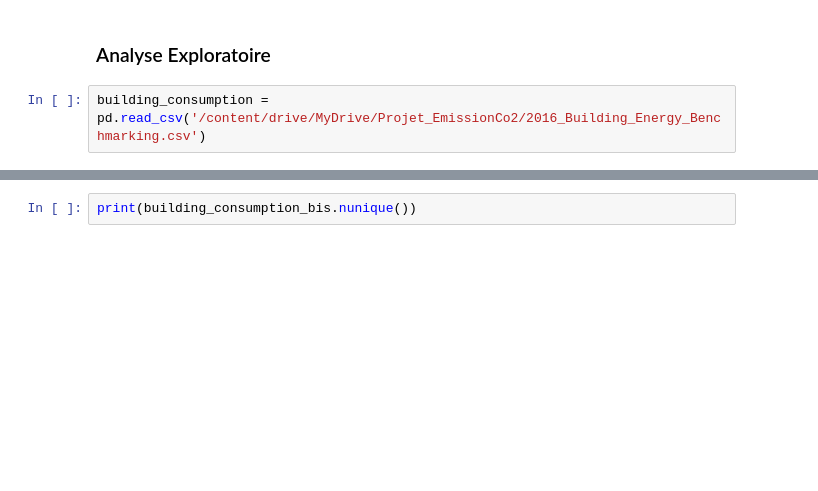
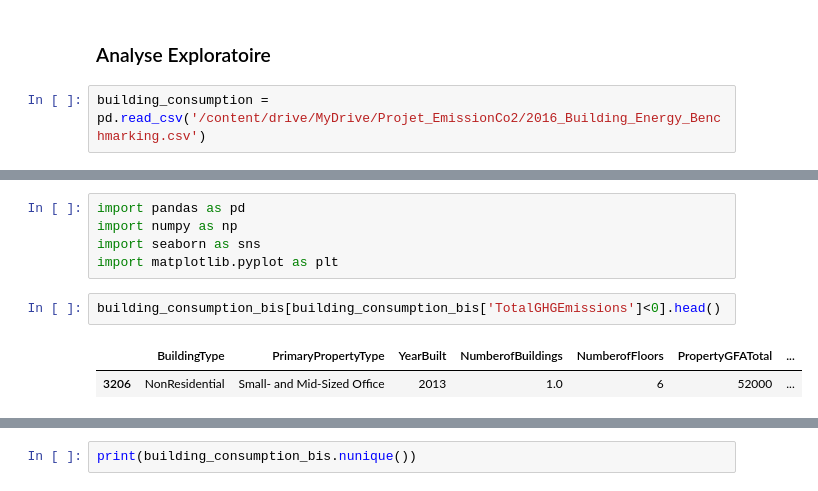
Before and after one commit to Smalzzo/Projet_EmissionCo2, a Jupyter notebook: P3_template_modelistation_supervisee_data_scientist.ipynb, the cells around one changed output, grey strips where cells are left out. Cells and saved outputs as stored; diff of their text form; blank space fills up the shorter version.

```diff
--- a/P3_template_modelistation_supervisee_data_scientist.ipynb
+++ b/P3_template_modelistation_supervisee_data_scientist.ipynb
@@ -70,0 +74,10 @@ memory usage: 662.8+ KB
+# %%
+import pandas as pd
+import numpy as np
+import seaborn as sns
+import matplotlib.pyplot as plt
+# %%
+building_consumption_bis[building_consumption_bis['TotalGHGEmissions']<0].head()
+# %% [output]
+|  | BuildingType | PrimaryPropertyType | YearBuilt | NumberofBuildings | NumberofFloors | PropertyGFATotal | ... |
+| 3206 | NonResidential | Small- and Mid-Sized Office | 2013 | 1.0 | 6 | 52000 | ... |
```
Also changed, not shown: parts of 7 cells of this notebook.
